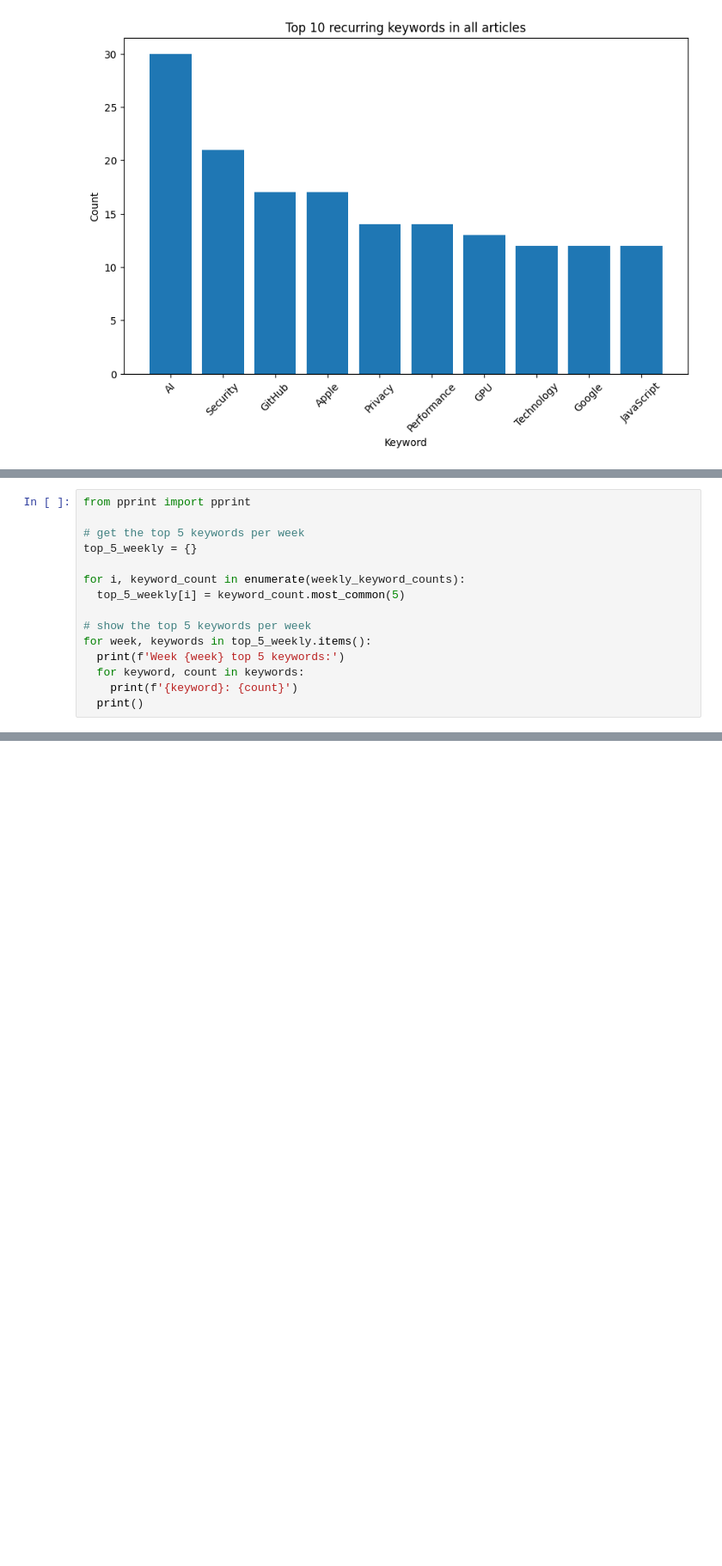
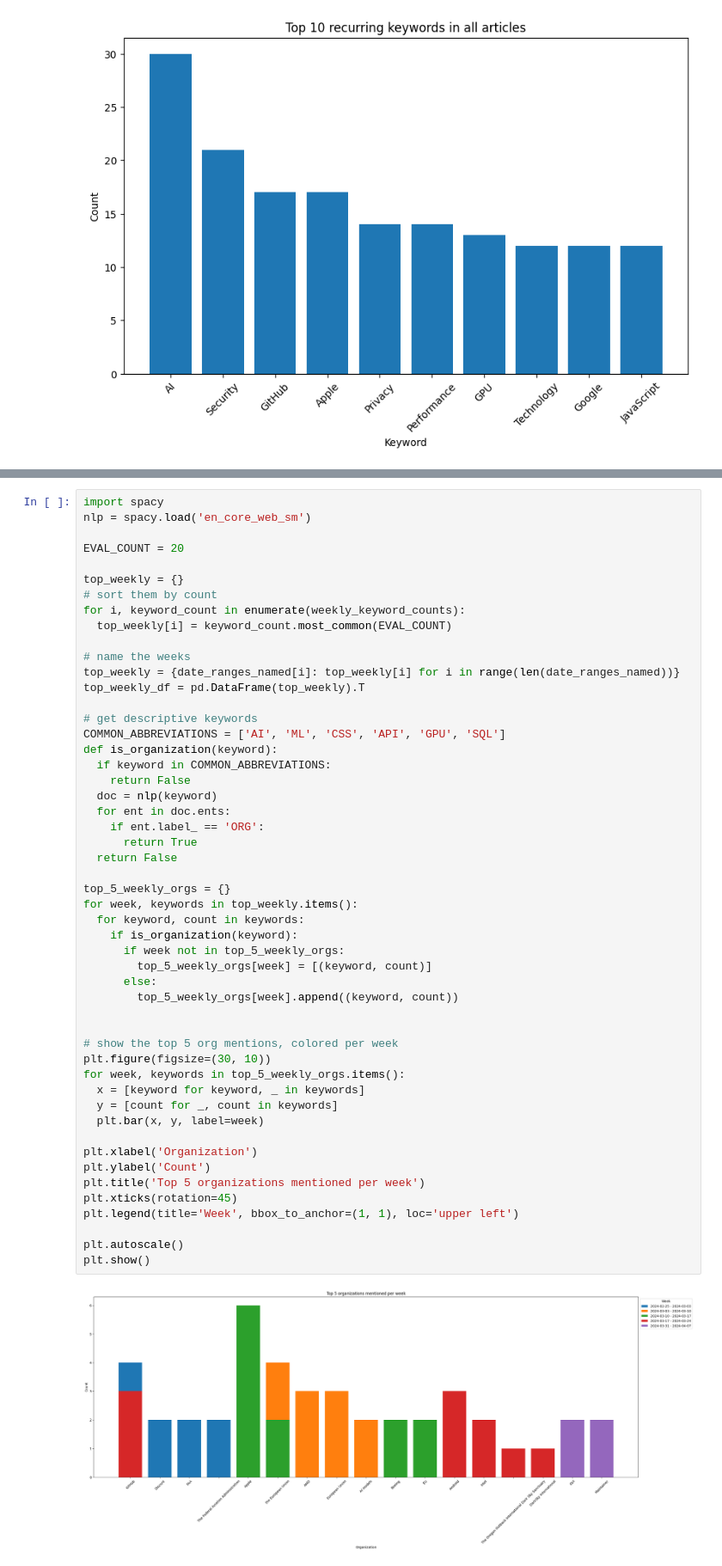
Before and after one commit to donnamagi/hackernews-analysis, a Jupyter notebook: jupyter/overview.ipynb, the cells around one changed output, grey strips where cells are left out. Shown at 86% size. Saved outputs shown, nothing was run; the diff lists cells and outputs as text; blank space fills up the shorter version.

Commit message:
org keywordas

```diff
--- a/jupyter/overview.ipynb
+++ b/jupyter/overview.ipynb
@@ -124,15 +123,0 @@ plt.show()
-# %%
-from pprint import pprint
-
-# get the top 5 keywords per week
-top_5_weekly = {}
-
-for i, keyword_count in enumerate(weekly_keyword_counts):
-  top_5_weekly[i] = keyword_count.most_common(5)
-
-# show the top 5 keywords per week
-for week, keywords in top_5_weekly.items():
-  print(f'Week {week} top 5 keywords:')
-  for keyword, count in keywords:
-    print(f'{keyword}: {count}')
-  print()
@@ -156,0 +124,53 @@ Machine learning: 3
+# %%
+import spacy
+nlp = spacy.load('en_core_web_sm')
+
+EVAL_COUNT = 20
+
+top_weekly = {}
+# sort them by count
+for i, keyword_count in enumerate(weekly_keyword_counts):
+  top_weekly[i] = keyword_count.most_common(EVAL_COUNT)
+
+# name the weeks
+top_weekly = {date_ranges_named[i]: top_weekly[i] for i in range(len(date_ranges_named))}
+top_weekly_df = pd.DataFrame(top_weekly).T
+
+# get descriptive keywords
+COMMON_ABBREVIATIONS = ['AI', 'ML', 'CSS', 'API', 'GPU', 'SQL']
+def is_organization(keyword):
+  if keyword in COMMON_ABBREVIATIONS:
+    return False
+  doc = nlp(keyword)
+  for ent in doc.ents:
+    if ent.label_ == 'ORG':
+      return True
+  return False
+
+top_5_weekly_orgs = {}
+for week, keywords in top_weekly.items():
+  for keyword, count in keywords:
+    if is_organization(keyword):
+      if week not in top_5_weekly_orgs:
+        top_5_weekly_orgs[week] = [(keyword, count)]
+      else:
+        top_5_weekly_orgs[week].append((keyword, count))
+
+
+# show the top 5 org mentions, colored per week
+plt.figure(figsize=(30, 10))
+for week, keywords in top_5_weekly_orgs.items():
+  x = [keyword for keyword, _ in keywords]
+  y = [count for _, count in keywords]
+  plt.bar(x, y, label=week)
+
+plt.xlabel('Organization')
+plt.ylabel('Count')
+plt.title('Top 5 organizations mentioned per week')
+plt.xticks(rotation=45)
+plt.legend(title='Week', bbox_to_anchor=(1, 1), loc='upper left')
+
+plt.autoscale()
+plt.show()
+# %% [output]
+[figure, added]
```
Also changed, not shown: parts of 2 cells of this notebook.
